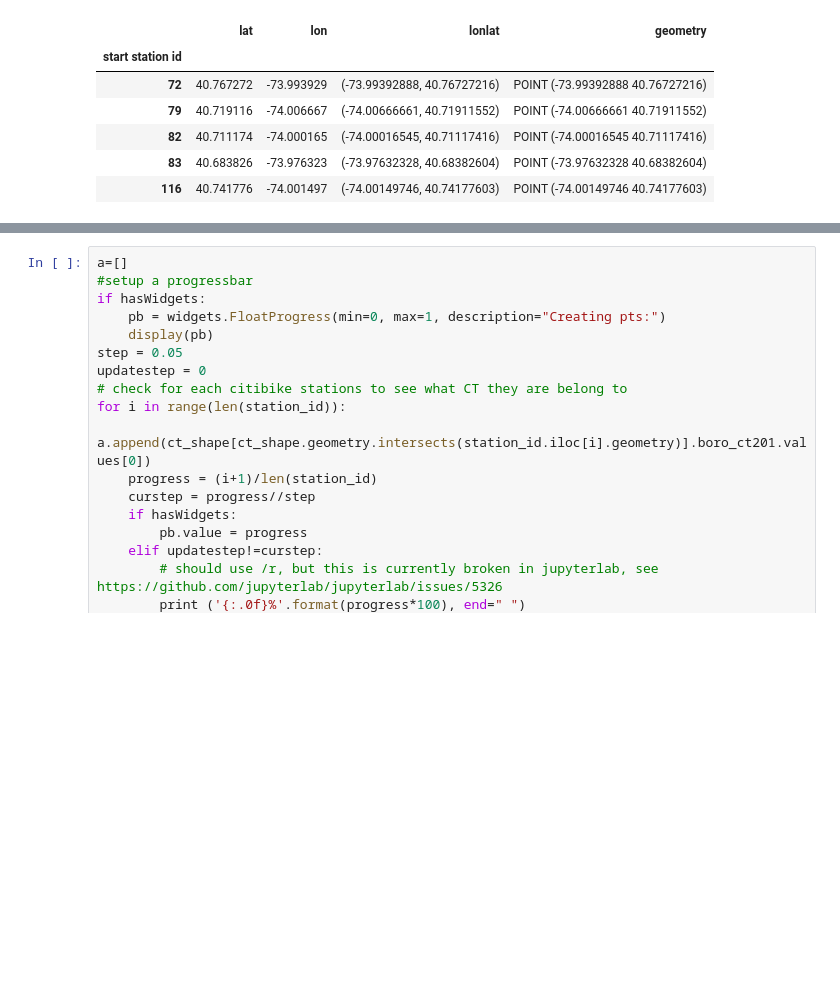
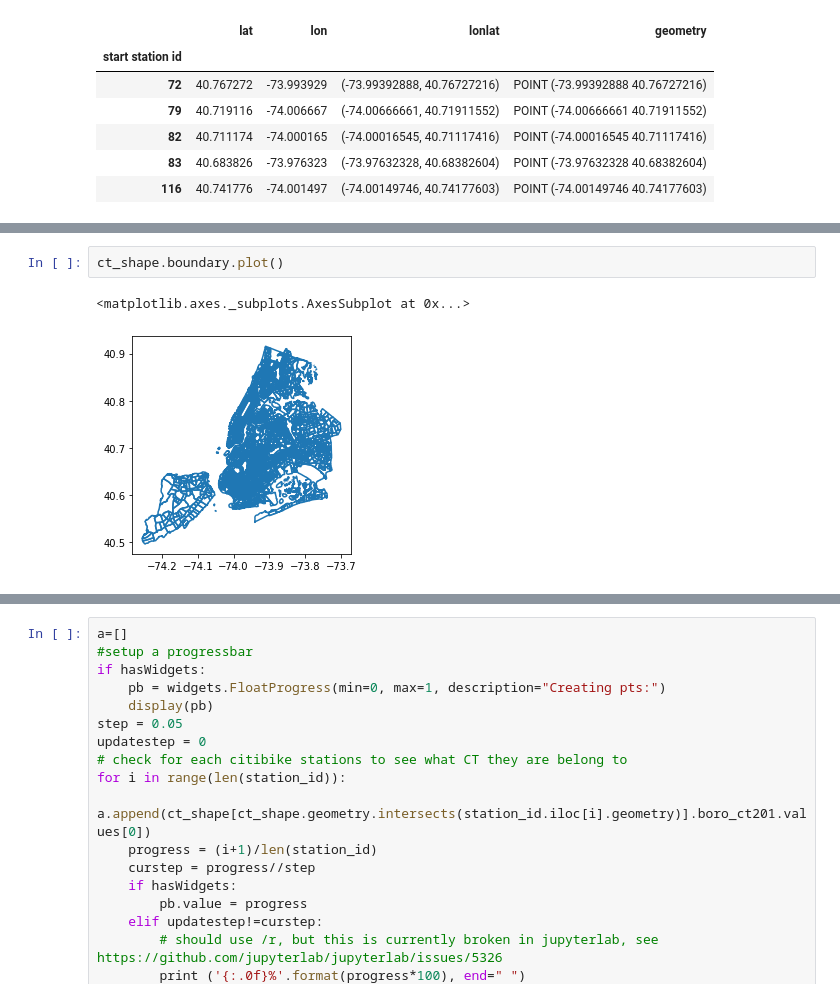
Before and after one commit to fedhere/PUS2020_FBianco, a Jupyter notebook: classdemo/GeospatialAnalysis_CitiBike.ipynb, the cells around one changed output, grey strips where cells are left out. Saved outputs shown, nothing was run; the diff lists cells and outputs as text; blank space fills up the shorter version.

```diff
--- a/classdemo/GeospatialAnalysis_CitiBike.ipynb
+++ b/classdemo/GeospatialAnalysis_CitiBike.ipynb
@@ -356,0 +362,5 @@ station_id.head()
+# %%
+ct_shape.boundary.plot()
+# %% [output]
+<matplotlib.axes._subplots.AxesSubplot at 0x...>
+[figure, added]
```
Also changed, not shown: parts of 69 cells of this notebook.
